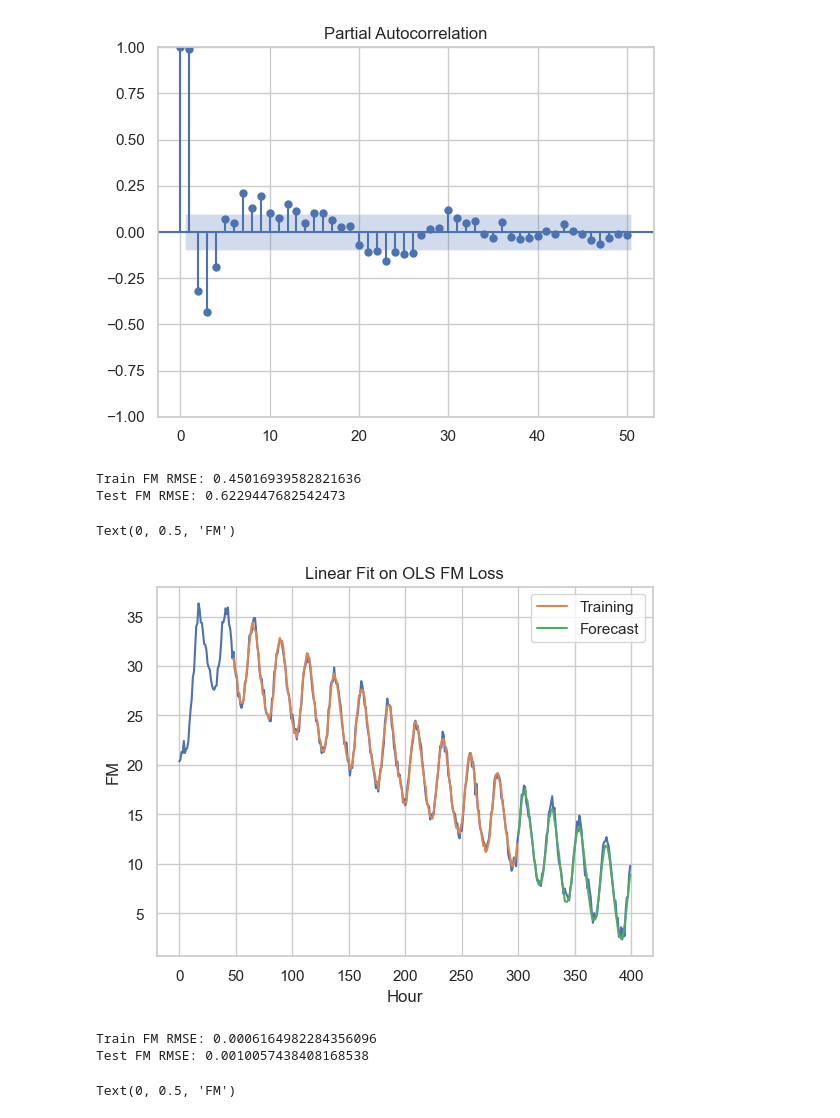
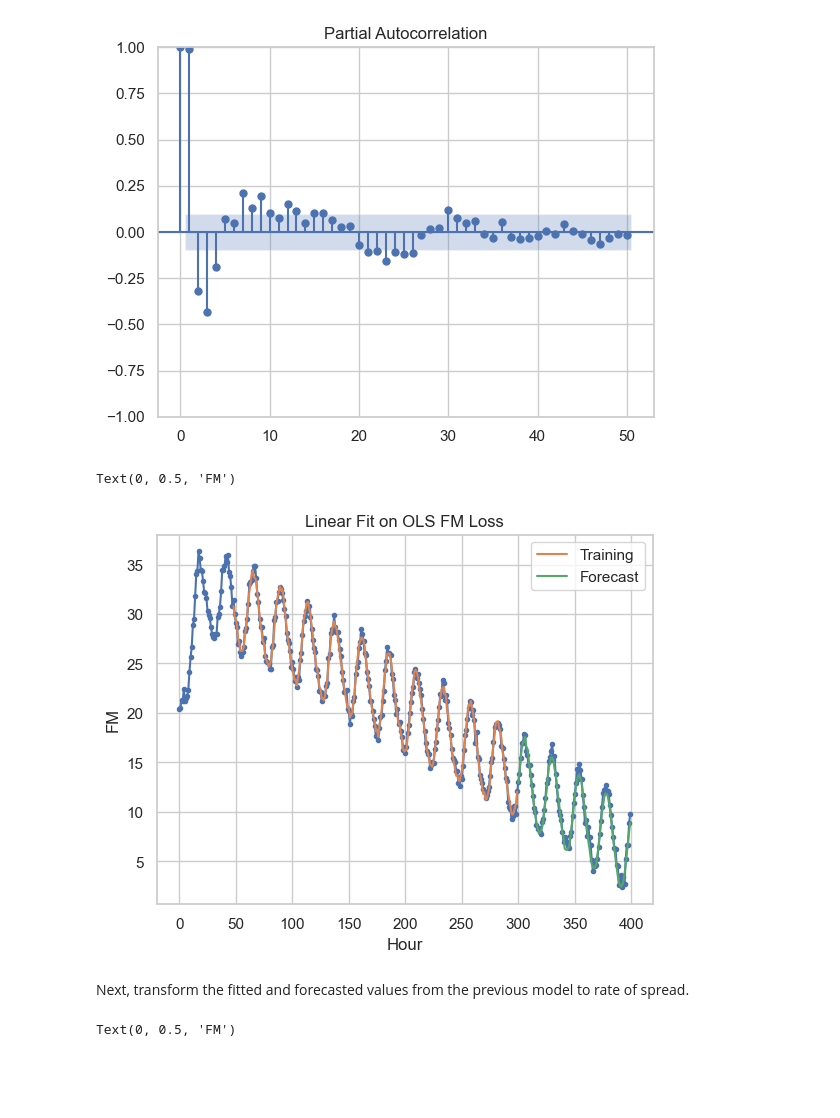
Before and after one commit to jh-206/Custom-Loss-FMDA, a Jupyter notebook: Custom Loss MS Project.ipynb, the cells around one changed output. Cells and saved outputs as stored; diff of their text form; code cells hidden in the pictures; blank space fills up the shorter version.

```diff
--- a/Custom Loss MS Project.ipynb
+++ b/Custom Loss MS Project.ipynb
@@ -194,37 +209,28 @@ h2 = 300
 fmtr=fm[0:h2]
 fmte=fm[h2:len(fm)]
 lags = 48
-ar1 = AutoReg(fmtr, lags=lags).fit()
+ar1 = AutoReg(fmtr, lags=lags).fit() # training fuel moisture is response
 fit1 = ar1.predict(start=0, end=h2-1, dynamic=False)
+fit1 = fit1[lags:h2]  # ignore NAN values at beginning when lags can't be calculated
 preds1 = ar1.predict(start=len(fmtr), end=len(fmtr)+len(fmte)-1, dynamic=False)
-# %%
-print('Train FM RMSE: '+str(np.sqrt(mean_squared_error(fmtr[lags:len(fmtr)], fit1[lags:len(fit1)]))))
-print('Test FM RMSE: '+str(np.sqrt(mean_squared_error(fmte, preds1))))
-# %% [output]
-Train FM RMSE: 0.45016939582821636
-Test FM RMSE: 0.6229447682542473
 # %%
-plt.plot(h, fm)
-plt.plot(h[0:h2], fit1, label="Training")
+plt.plot(h, fm, "-o", markersize=3)
+plt.plot(h[lags:h2], fit1, label="Training")
 plt.plot(h[h2:len(h)], preds1, label="Forecast")
 plt.legend()
 plt.title("Linear Fit on OLS FM Loss")
 plt.xlabel("Hour")
 plt.ylabel("FM")
 # plt.annotate("Training R2="+str(np.round(fmmod1.score(Xtr, fmtr), 3)), [325, 30])
 # plt.annotate("Testing R2="+str(np.round(fmmod1.score(Xte, fmte), 3)), [325, 25])
 # %% [output]
 Text(0, 0.5, 'FM')
-[figure, old version]
+[figure, new version]
+# %% [markdown]
+Next, transform the fitted and forecasted values from the previous model to rate of spread.
 # %%
 rs=ros(fm)
 rstr=rs[0:h2]
 rste=rs[h2:len(rs)]
-# %%
-print('Train FM RMSE: '+str(np.sqrt(mean_squared_error(rstr[lags:len(fmtr)], ros(fit1[lags:len(fit1)])))))
-print('Test FM RMSE: '+str(np.sqrt(mean_squared_error(rste, ros(preds1)))))
-# %% [output]
-Train FM RMSE: 0.0006164982284356096
-Test FM RMSE: 0.0010057438408168538
 # %%
 plt.plot(h, rs)
```
Also changed, not shown: parts of 11 cells of this notebook.
